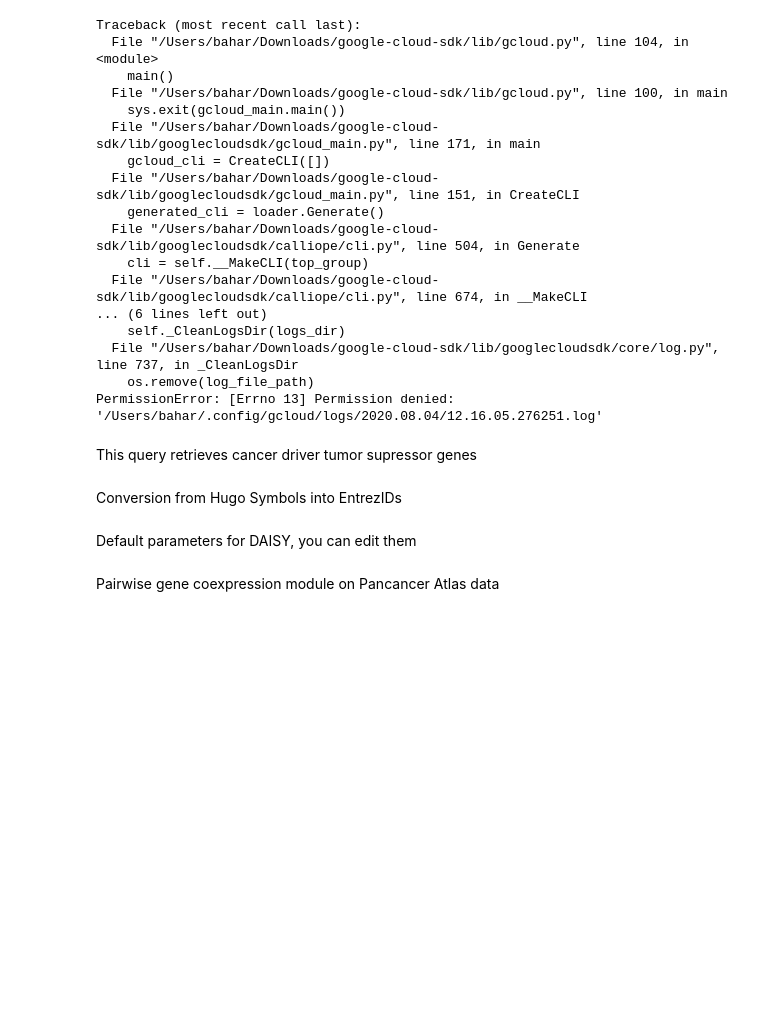
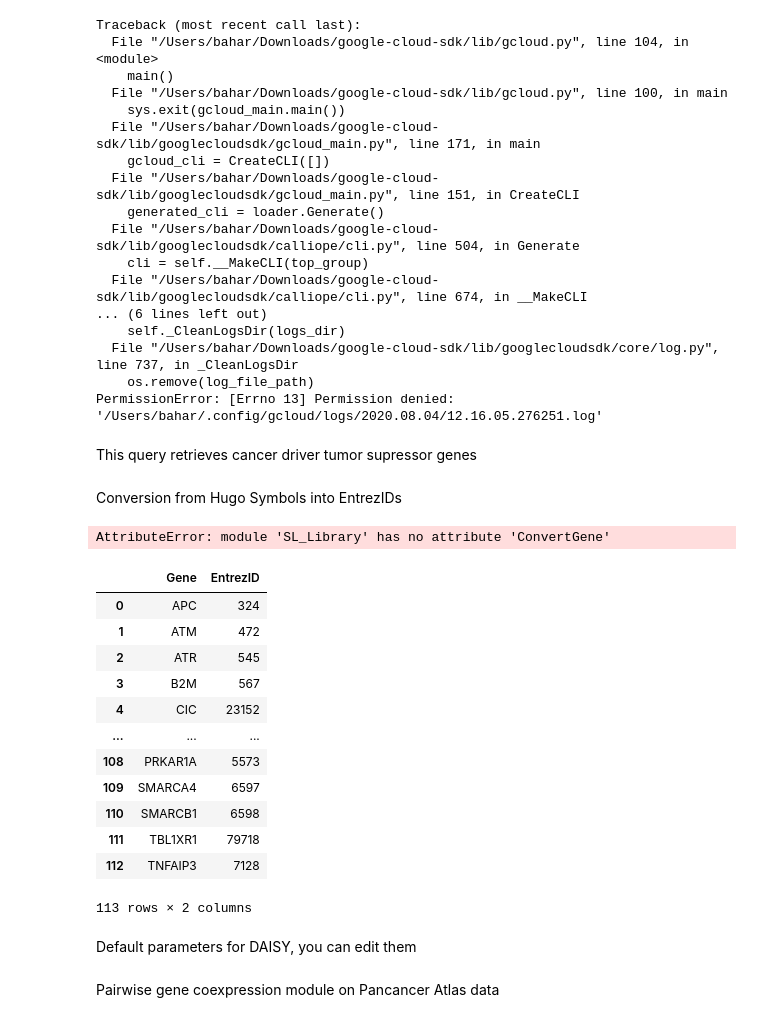
Before and after one commit to fseidl-gdit/SL-Cloud, a Jupyter notebook: DAISY_pipeline/DAISY_from_library.ipynb, the cells around one changed output. Saved outputs shown, nothing was run; the diff lists cells and outputs as text; code cells hidden in the pictures; blank space fills up the shorter version.

```diff
--- a/DAISY_pipeline/DAISY_from_library.ipynb
+++ b/DAISY_pipeline/DAISY_from_library.ipynb
@@ -121,7 +126,25 @@ driver_tsg_genes= client.query(query).result().to_dataframe()
 Conversion from Hugo Symbols into EntrezIDs
 # %%
 input_genes=driver_tsg_genes["Gene_Symbol"].to_list()
-input_entrez_ids=SL.ConvertGene(client, input_genes, 'Gene', ['EntrezID'])
+input_entrez_ids=SL_Library.ConvertGene(client, input_genes, 'Gene', ['EntrezID'])
+# %% [output]
+AttributeError: module 'SL_Library' has no attribute 'ConvertGene'
+# %%
+input_entrez_ids
+# %% [output]
+|  | Gene | EntrezID |
+| 0 | APC | 324 |
+| 1 | ATM | 472 |
+| 2 | ATR | 545 |
+| 3 | B2M | 567 |
+| 4 | CIC | 23152 |
+| ... | ... | ... |
+| 108 | PRKAR1A | 5573 |
+| 109 | SMARCA4 | 6597 |
+| 110 | SMARCB1 | 6598 |
+| 111 | TBL1XR1 | 79718 |
+| 112 | TNFAIP3 | 7128 |
+113 rows × 2 columns
 # %% [markdown]
 Default parameters for DAISY, you can edit them
 # %%
```
Also changed, not shown: parts of 18 cells of this notebook.
